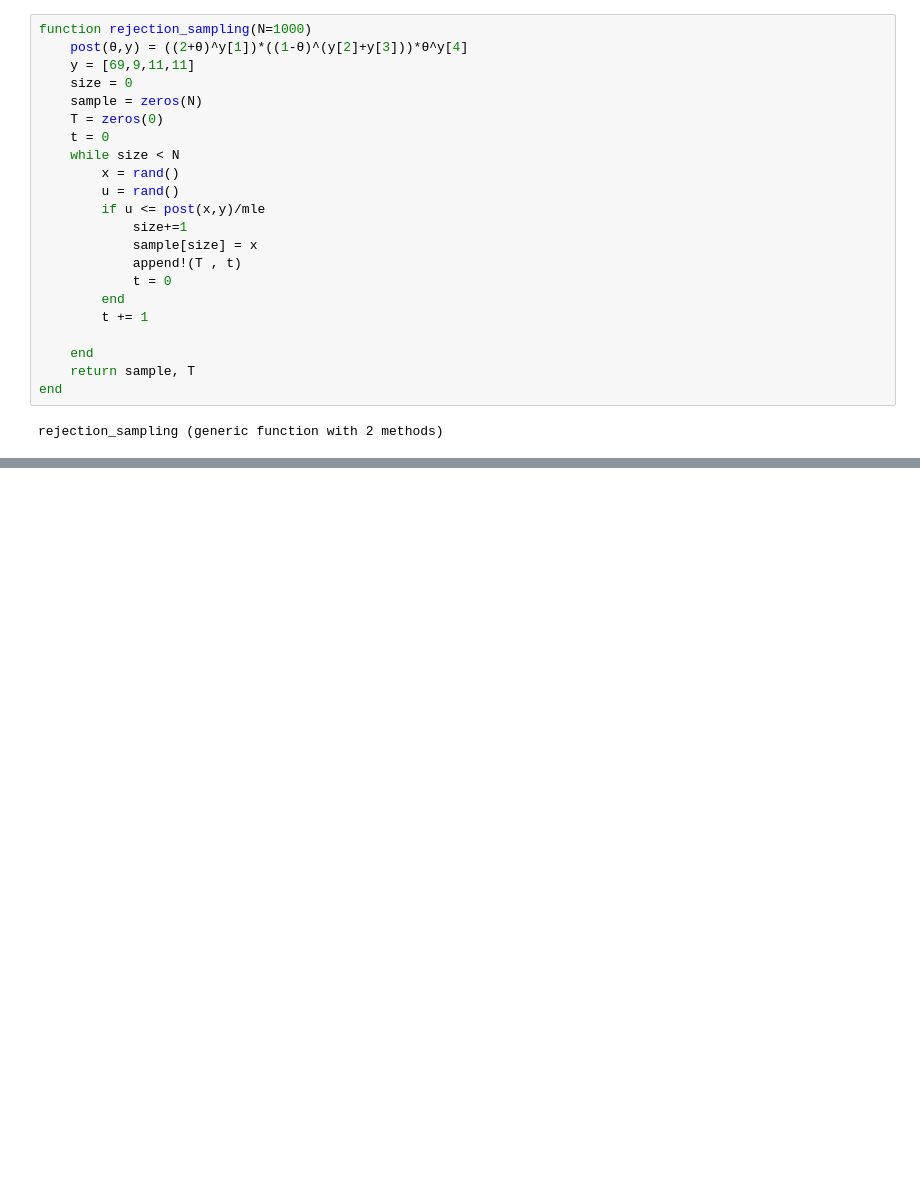
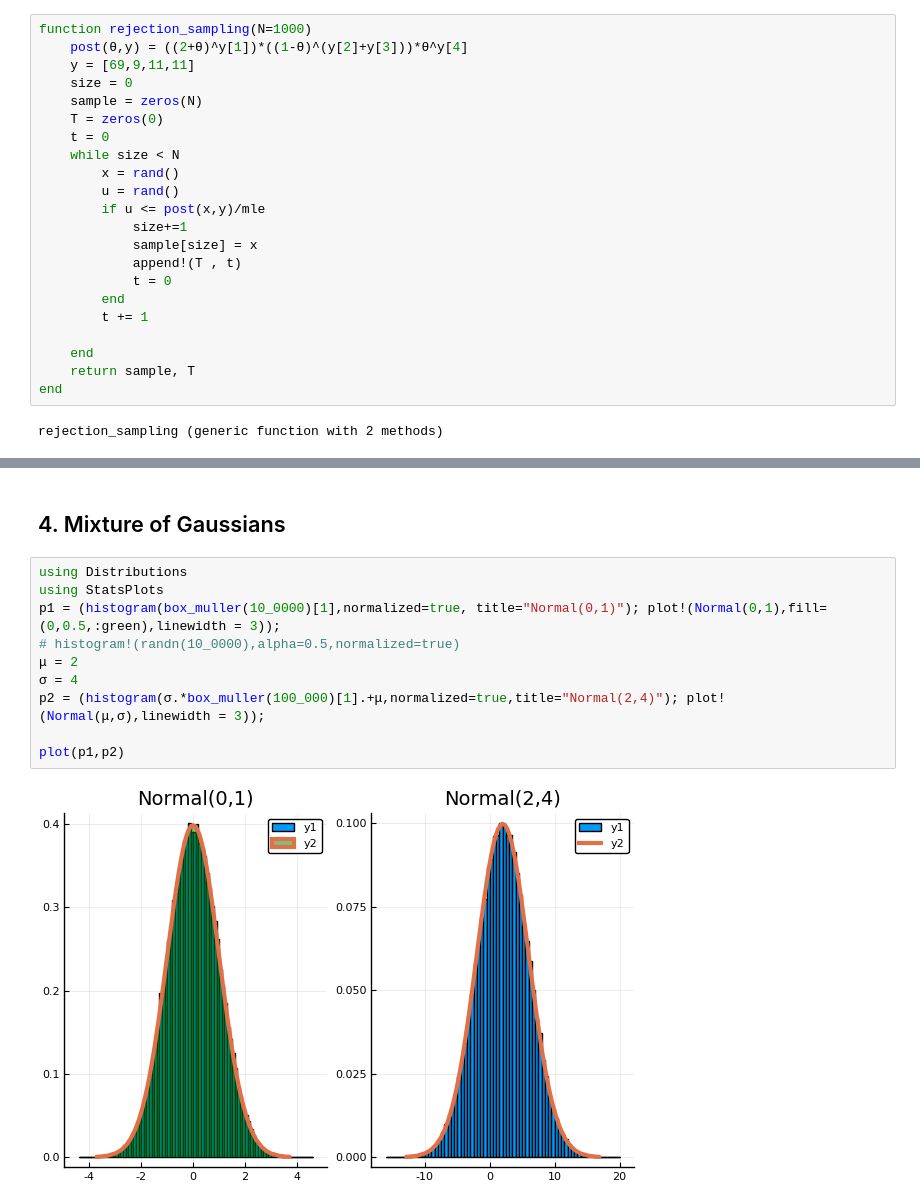
Before and after one commit to davibarreira/Computational_Statistics, a Jupyter notebook: Exercises1/Exercises1_Simulation.ipynb, the cells around one changed output, grey strips where cells are left out. Drawn from its saved outputs; the diff is of its cells as text; blank space fills up the shorter version.

```diff
--- a/Exercises1/Exercises1_Simulation.ipynb
+++ b/Exercises1/Exercises1_Simulation.ipynb
@@ -146,0 +147,14 @@ histogram(T,normalize=true, label="histogram",bins=0:maximum(T))
+# %% [markdown]
+## 4. Mixture of Gaussians
+# %%
+using Distributions
+using StatsPlots
+p1 = (histogram(box_muller(10_0000)[1],normalized=true, title="Normal(0,1)"); plot!(Normal(0,1),fill=(0,0.5,:green),linewidth = 3));
+# histogram!(randn(10_0000),alpha=0.5,normalized=true)
+μ = 2
+σ = 4
+p2 = (histogram(σ.*box_muller(100_000)[1].+μ,normalized=true,title="Normal(2,4)"); plot!(Normal(μ,σ),linewidth = 3));
+
+plot(p1,p2)
+# %% [output]
+[figure, added]
```
Also changed, not shown: parts of 20 cells of this notebook, 6 other files.
